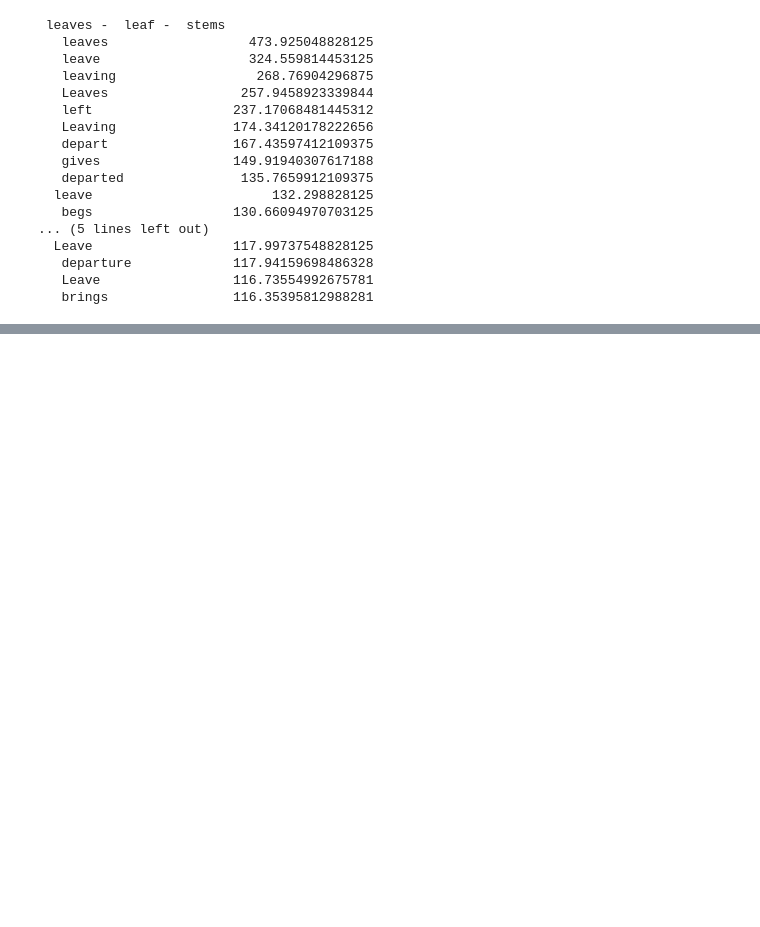
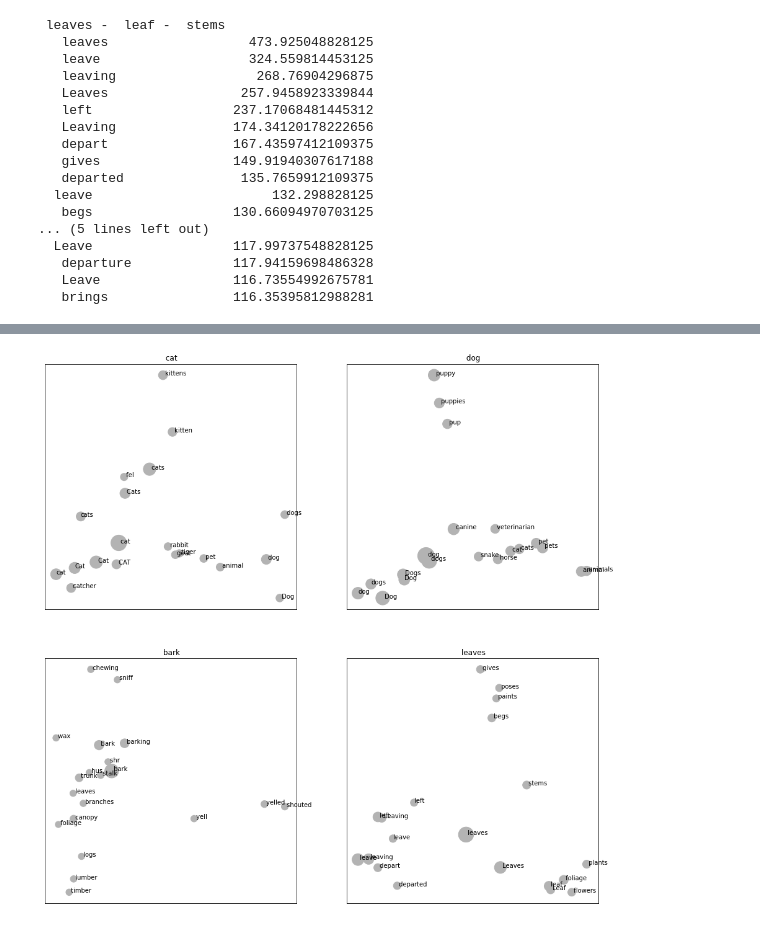
Before and after one commit to edkins/interp-ausp, a Jupyter notebook: pca.ipynb, the cells around one changed output, grey strips where cells are left out. Cells and saved outputs as stored; diff of their text form; code cells hidden in the pictures; blank space fills up the shorter version.

Commit message:
Plots of related words

```diff
--- a/pca.ipynb
+++ b/pca.ipynb
@@ -119,7 +119,7 @@ print_similar(heading, v0)
    brings                116.35395812988281
 # %%
 start_tok = ' leaves'
-minus_toks = [' leave', ' begs', ' drops', ]
+minus_toks = [' leave', ' begs', ' drops', ' left']
 t0, = encode(start_tok)
 v0 = V_to_D[t0,:]
 heading = start_tok
@@ -147,0 +148,10 @@ print_similar(heading, v0)
+# %%
+start_tok = ' leaves'
+minus_toks = [' Leaves', ' leave', ' begs', ' plants', ' leaf', ' left']
+t0, = encode(start_tok)
+v0 = V_to_D[t0,:]
+heading = start_tok
+for minus_tok in minus_toks:
+    v0 = subtract_meaning(v0, minus_tok)
+    heading += f' - {minus_tok}'
+print_similar(heading, 1.5 * v0)
@@ -147,0 +176,42 @@ print_similar(heading, v0)
+# %%
+import matplotlib.pyplot as plt
+from sklearn.manifold import TSNE
+from sklearn.decomposition import PCA
+import numpy as np
+import math
+
+plt.rcParams['figure.figsize'] = [16, 16]
+
+toks = [' cat', ' dog', ' bark', ' leaves']
+
+def plot_similar_words(ax, heading, td, n=20):
+    similarity_vec = torch.matmul(V_to_D, td)
+    values = [(v.item(), i) for i,v in enumerate(similarity_vec)]
+    values.sort(reverse=True)
+
+    adj_vecs = torch.zeros((n, d_D))
+    colors = np.zeros((n,))
+    text = []
+    for i in range(n):
+        adj_vecs[i] = V_to_D[values[i][1],:]
+        colors[i] = max(0, values[i][0])
+        text.append(decode(values[i][1]))
+    dot_products = torch.matmul(adj_vecs, adj_vecs.T)
+    X = adj_vecs #torch.nn.functional.normalize(adj_vecs, dim=1)
+
+    pca = PCA(n_components = 2)
+    xy = pca.fit_transform(X)
+    ax.scatter(xy[:,0], xy[:,1], s=colors, color=(0.7,0.7,0.7))
+    for i in range(n):
+        ax.annotate(text[i], (xy[i,0], xy[i,1]))
+    ax.set_title(heading)
+    ax.get_xaxis().set_visible(False)
+    ax.get_yaxis().set_visible(False)
+
+fig, ax = plt.subplots(2,2)
+for i in range(4):
+    t0, = encode(toks[i])
+    v0 = V_to_D[t0,:]
+    plot_similar_words(ax[i // 2][i % 2], toks[i], v0, n=20)
+# %% [output]
+[figure, added]
```
Also changed, not shown: parts of 4 cells of this notebook.
